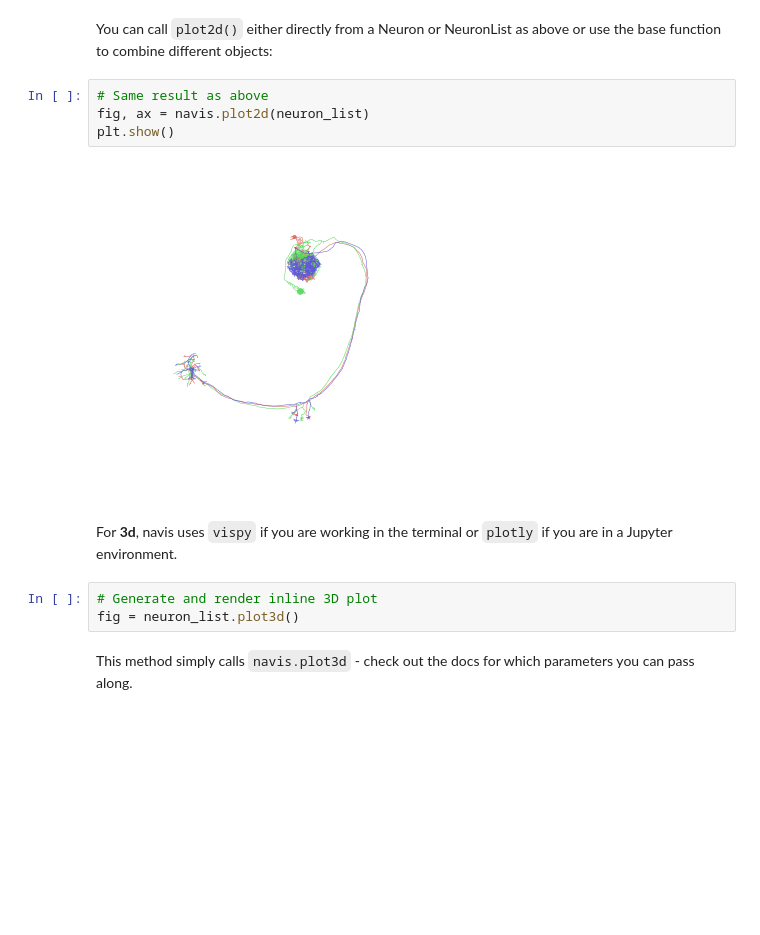
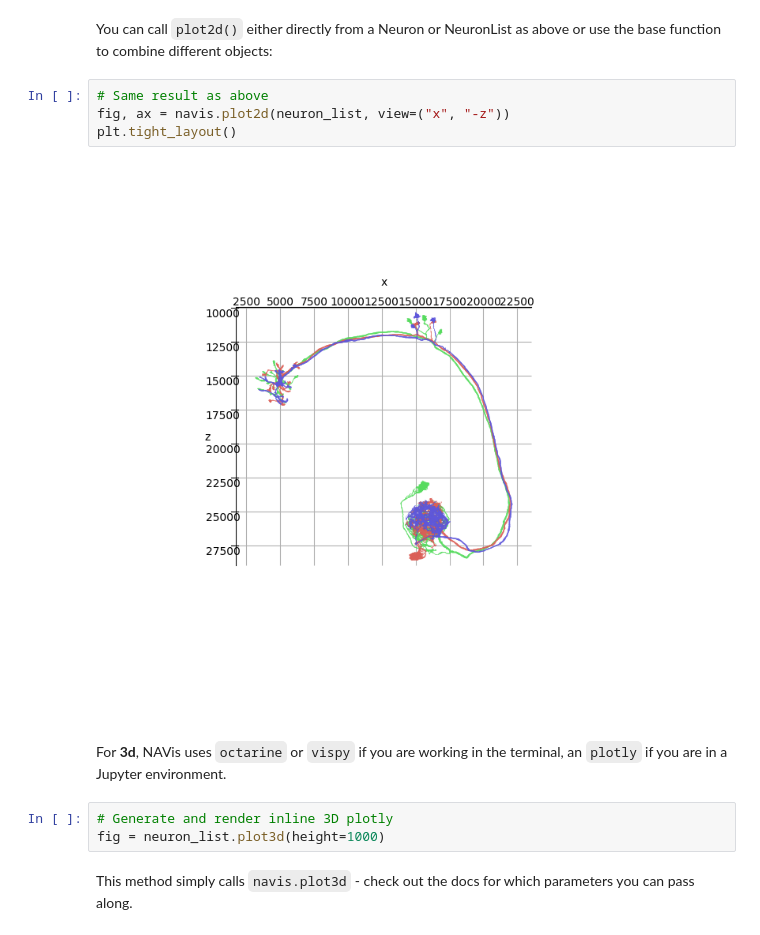
Before and after one commit to navis-org/navis, a Jupyter notebook: examples/colab.ipynb, the cells around one changed output. Saved outputs shown, nothing was run; the diff lists cells and outputs as text; blank space fills up the shorter version.

```diff
--- a/examples/colab.ipynb
+++ b/examples/colab.ipynb
@@ -73,15 +74,15 @@ plt.show()
 You can call ``plot2d()`` either directly from a Neuron or NeuronList as above or use the base function to combine different objects:
 # %%
 # Same result as above
-fig, ax = navis.plot2d(neuron_list)
-plt.show()
+fig, ax = navis.plot2d(neuron_list, view=("x", "-z"))
+plt.tight_layout()
 # %% [output]
-[figure, old version]
+[figure, new version]
 # %% [markdown]
-For **3d**, navis uses ``vispy`` if you are working in the terminal or ``plotly`` if you are in a Jupyter environment.
+For **3d**, NAVis uses ``octarine`` or ``vispy`` if you are working in the terminal, an ``plotly`` if you are in a Jupyter environment.
 # %%
-# Generate and render inline 3D plot
-fig = neuron_list.plot3d()
+# Generate and render inline 3D plotly
+fig = neuron_list.plot3d(height=1000)
 # %% [markdown]
 This method simply calls `navis.plot3d` - check out the docs for which parameters you can pass along.
 # %% [markdown]
```
Also changed, not shown: parts of 8 cells of this notebook, 27 other files.
